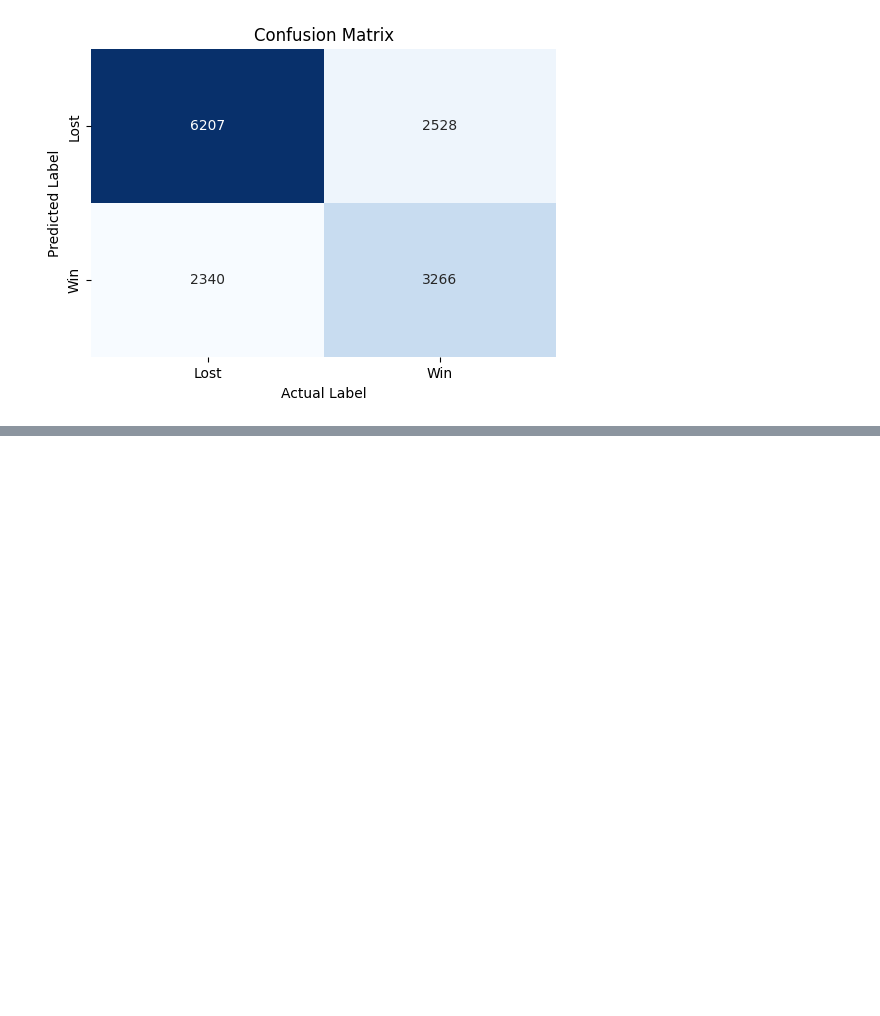
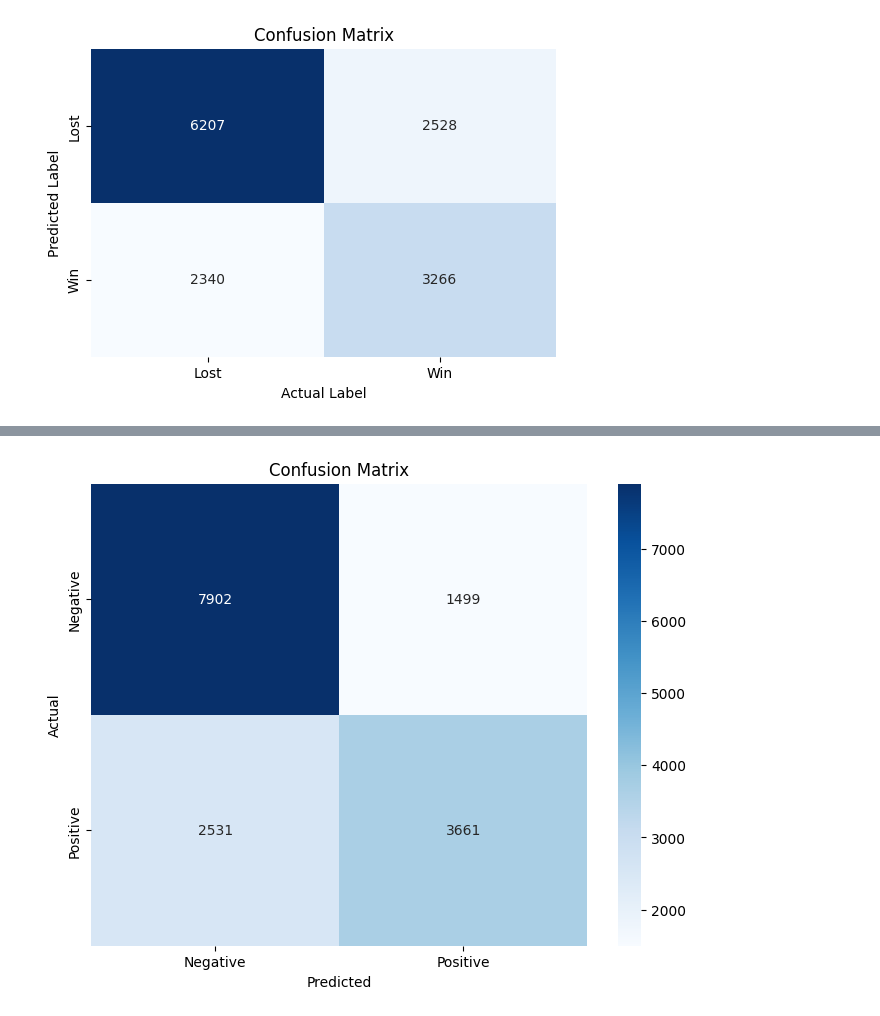
Before and after one commit to amanr24/ML, a Jupyter notebook: LegWord.ipynb, the cells around one changed output, grey strips where cells are left out. Drawn from its saved outputs; the diff is of its cells as text; code cells hidden in the pictures; blank space fills up the shorter version.

```diff
--- a/LegWord.ipynb
+++ b/LegWord.ipynb
@@ -1360,0 +1433,5 @@ create_graph(9,0.2)
+# %%
+get_confusion_matrix([[7902, 1499]
+, [2531, 3661]])
+# %% [output]
+[figure, added]
```
Also changed, not shown: parts of 15 cells of this notebook.
